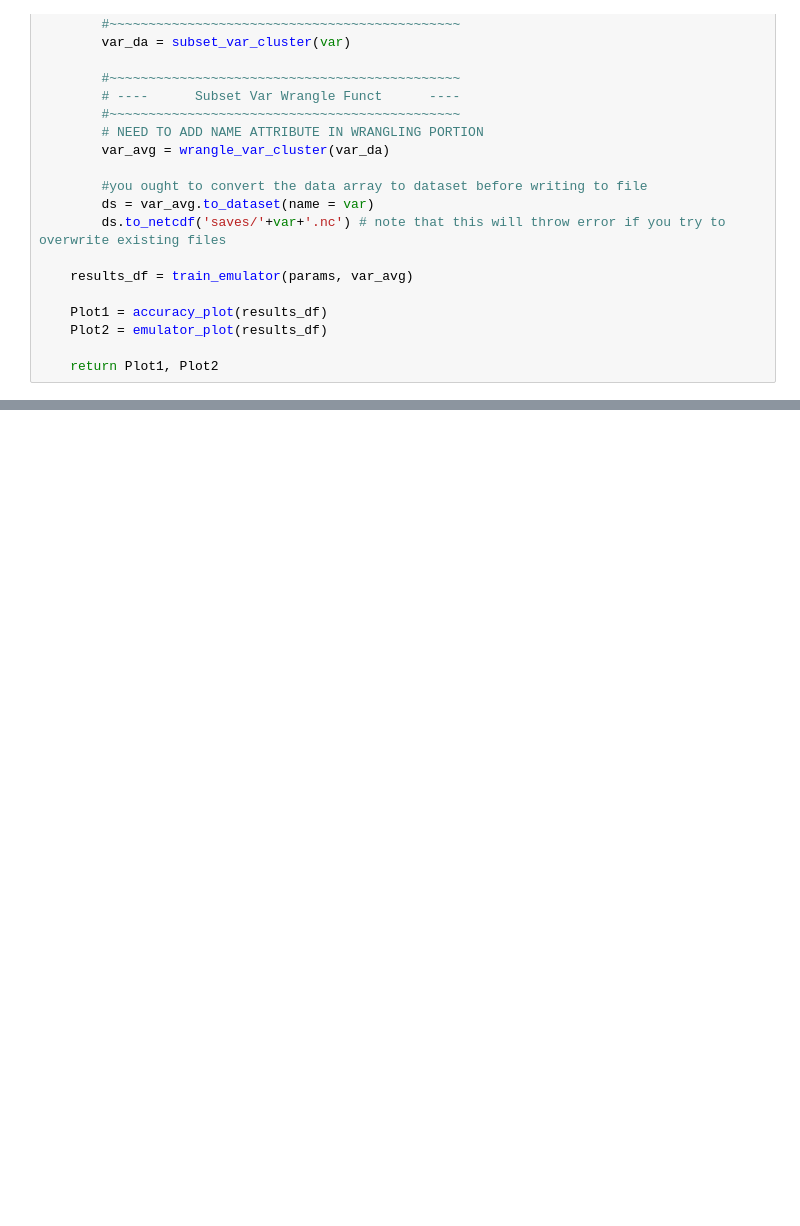
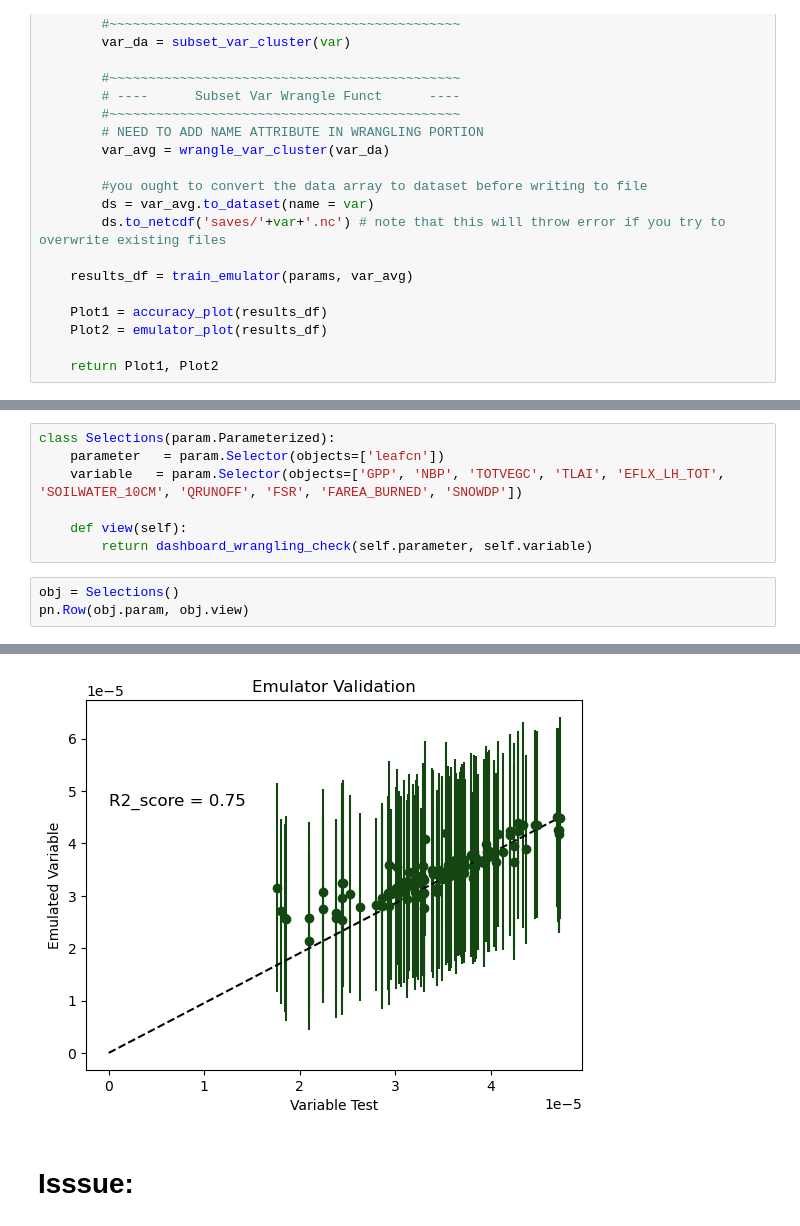
Before and after one commit to GaiaFuture/Prototype, a Jupyter notebook: main_function.ipynb, the cells around one changed output, grey strips where cells are left out. Saved outputs shown, nothing was run; the diff lists cells and outputs as text; blank space fills up the shorter version.

```diff
--- a/main_function.ipynb
+++ b/main_function.ipynb
@@ -72,0 +122,11 @@ Mean Absolute Error: 2.5008176225625332e-06
+# %%
+class Selections(param.Parameterized):
+    parameter   = param.Selector(objects=['leafcn'])
+    variable   = param.Selector(objects=['GPP', 'NBP', 'TOTVEGC', 'TLAI', 'EFLX_LH_TOT', 'SOILWATER_10CM', 'QRUNOFF', 'FSR', 'FAREA_BURNED', 'SNOWDP'])
+
+    def view(self):
+        return dashboard_wrangling_check(self.parameter, self.variable)
+# %%
+obj = Selections()
+pn.Row(obj.param, obj.view)
+# %% [output]
@@ -72,0 +134,3 @@ Mean Absolute Error: 2.5008176225625332e-06
+[figure, added]
+# %% [markdown]
+# Isssue:
```
Also changed, not shown: parts of 9 cells of this notebook, 1 other file.
